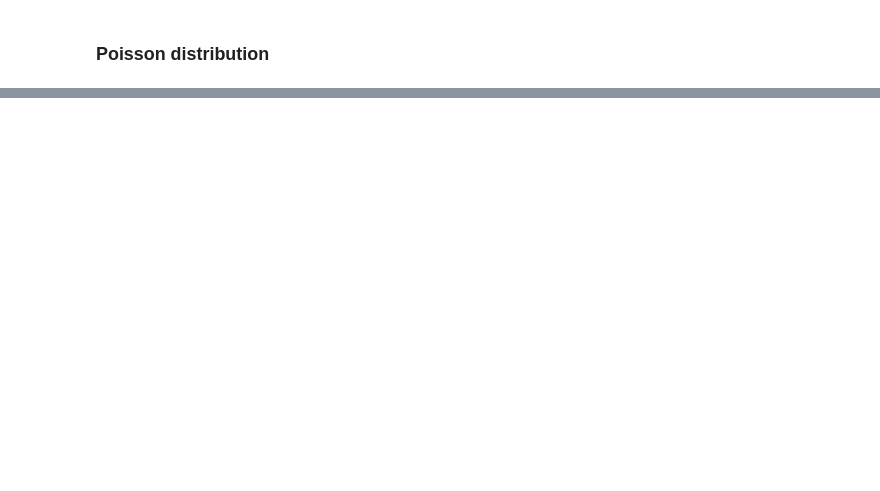
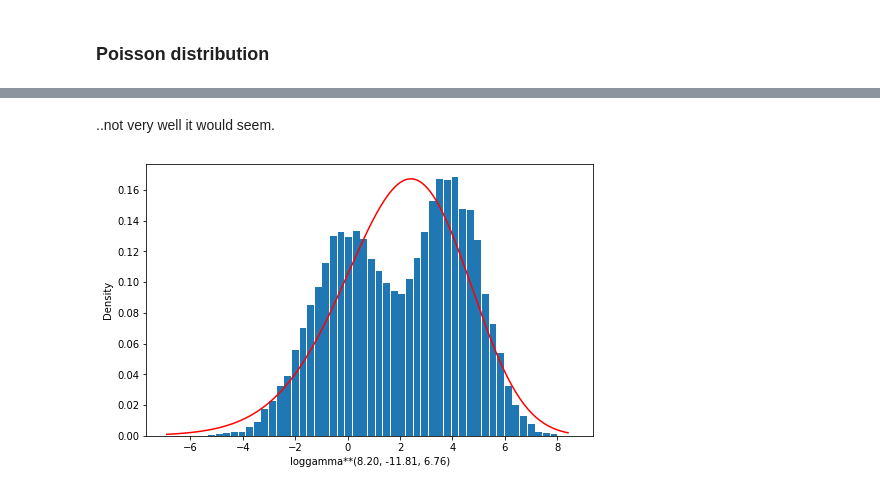
Before and after one commit to gregparkes/turbopanda, a Jupyter notebook: examples/kde_and_histograms.ipynb, the cells around one changed output, grey strips where cells are left out. Saved outputs shown, nothing was run; the diff lists cells and outputs as text; code cells hidden in the pictures; blank space fills up the shorter version.

```diff
--- a/examples/kde_and_histograms.ipynb
+++ b/examples/kde_and_histograms.ipynb
@@ -134,0 +132,8 @@ _=turb.plot.histogram(x, kde='poisson', facecolor='#888800')
+# %%
+x = np.hstack((stats.norm.rvs(loc=0, scale=1.5, size=10000), stats.norm.rvs(loc=4, scale=1.2, size=10000)))
+# %% [markdown]
+..not very well it would seem.
+# %%
+_=turb.plot.histogram(x,verbose=1)
+# %% [output]
+[figure, added]
```
Also changed, not shown: parts of 27 cells of this notebook, 15 other files.
